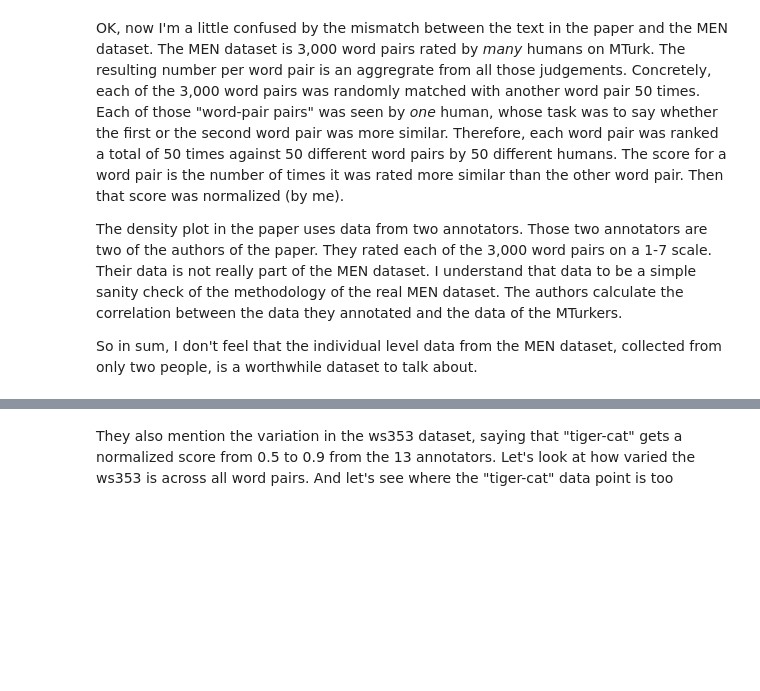
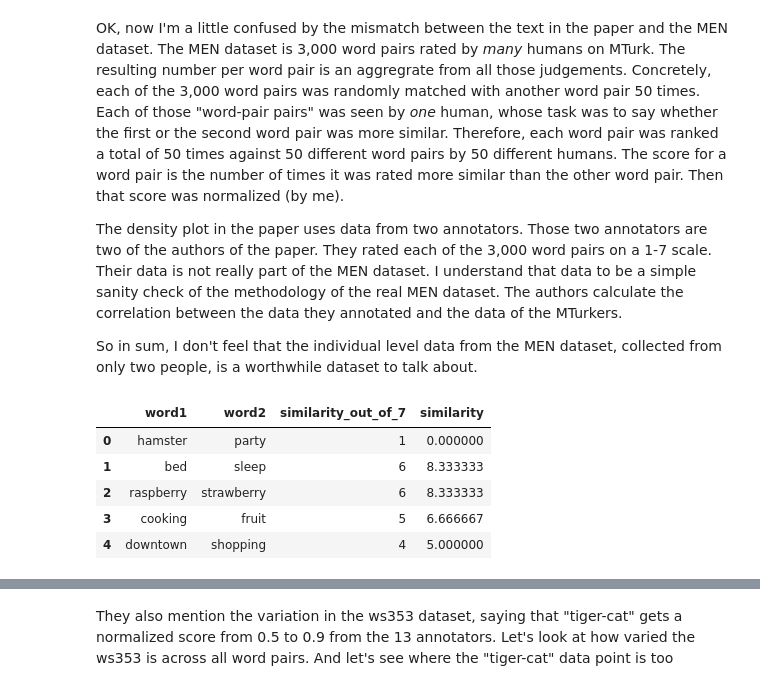
Before and after one commit to geoffbacon/eval, a Jupyter notebook: scripts/Batchkarov-et-al-2015.ipynb, the cells around one changed output, grey strips where cells are left out. Cells and saved outputs as stored; diff of their text form; code cells hidden in the pictures; blank space fills up the shorter version.

```diff
--- a/scripts/Batchkarov-et-al-2015.ipynb
+++ b/scripts/Batchkarov-et-al-2015.ipynb
@@ -146,3 +146,14 @@ OK, now I'm a little confused by the mismatch between the text in the paper and
 The density plot in the paper uses data from two annotators. Those two annotators are two of the authors of the paper. They rated each of the 3,000 word pairs on a 1-7 scale. Their data is not really part of the MEN dataset. I understand that data to be a simple sanity check of the methodology of the real MEN dataset. The authors calculate the correlation between the data they annotated and the data of the MTurkers.
 
 So in sum, I don't feel that the individual level data from the MEN dataset, collected from only two people, is a worthwhile dataset to talk about.
+# %%
+elias = pd.read_csv(os.path.join(data_dir, 'men/elias-men.csv'))
+marcos = pd.read_csv(os.path.join(data_dir, 'men/marcos-men.csv'))
+elias.head()
+# %% [output]
+|  | word1 | word2 | similarity_out_of_7 | similarity |
+| 0 | hamster | party | 1 | 0.000000 |
+| 1 | bed | sleep | 6 | 8.333333 |
+| 2 | raspberry | strawberry | 6 | 8.333333 |
+| 3 | cooking | fruit | 5 | 6.666667 |
+| 4 | downtown | shopping | 4 | 5.000000 |
```
Also changed, not shown: parts of 9 cells of this notebook.
